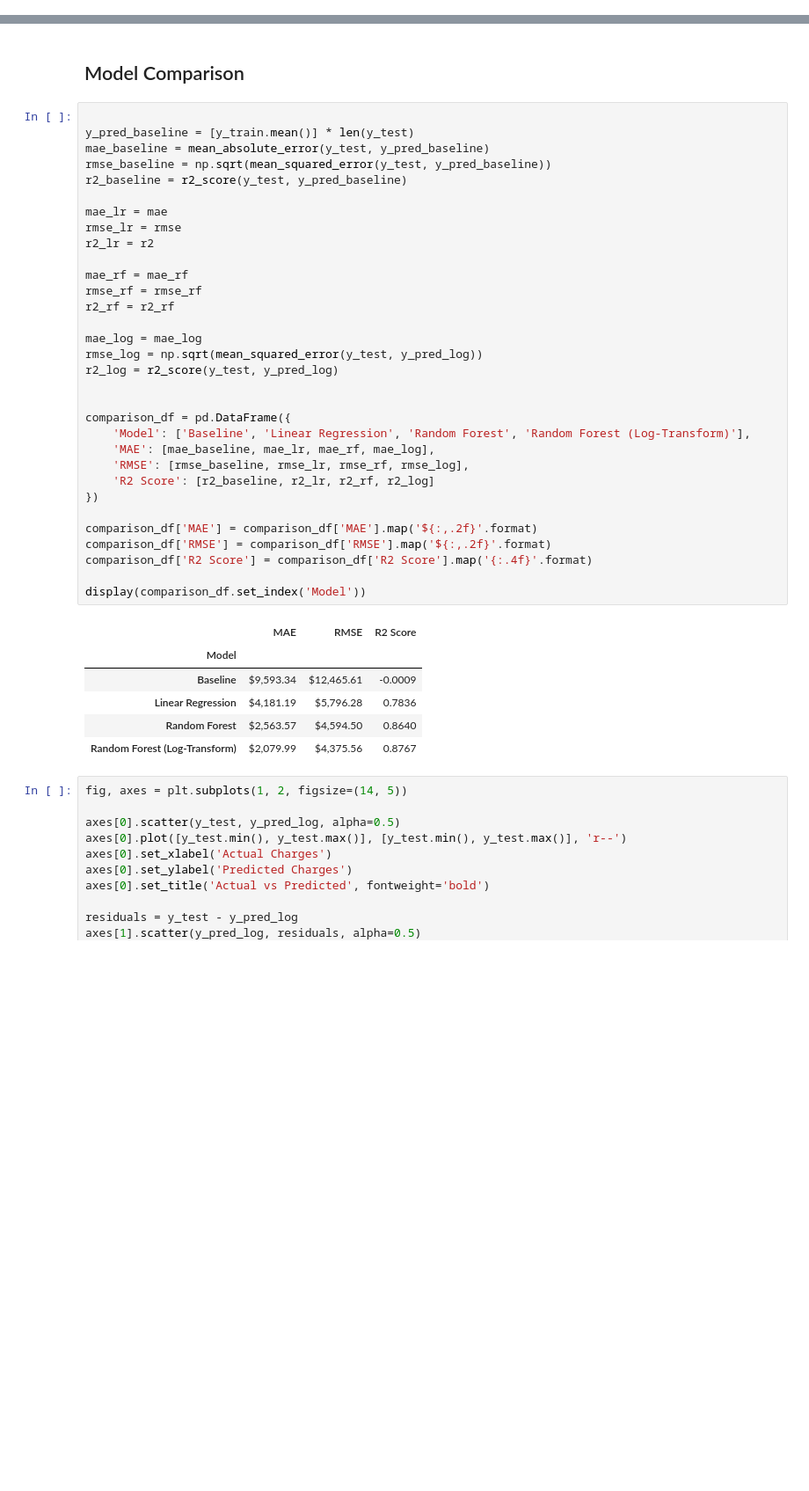
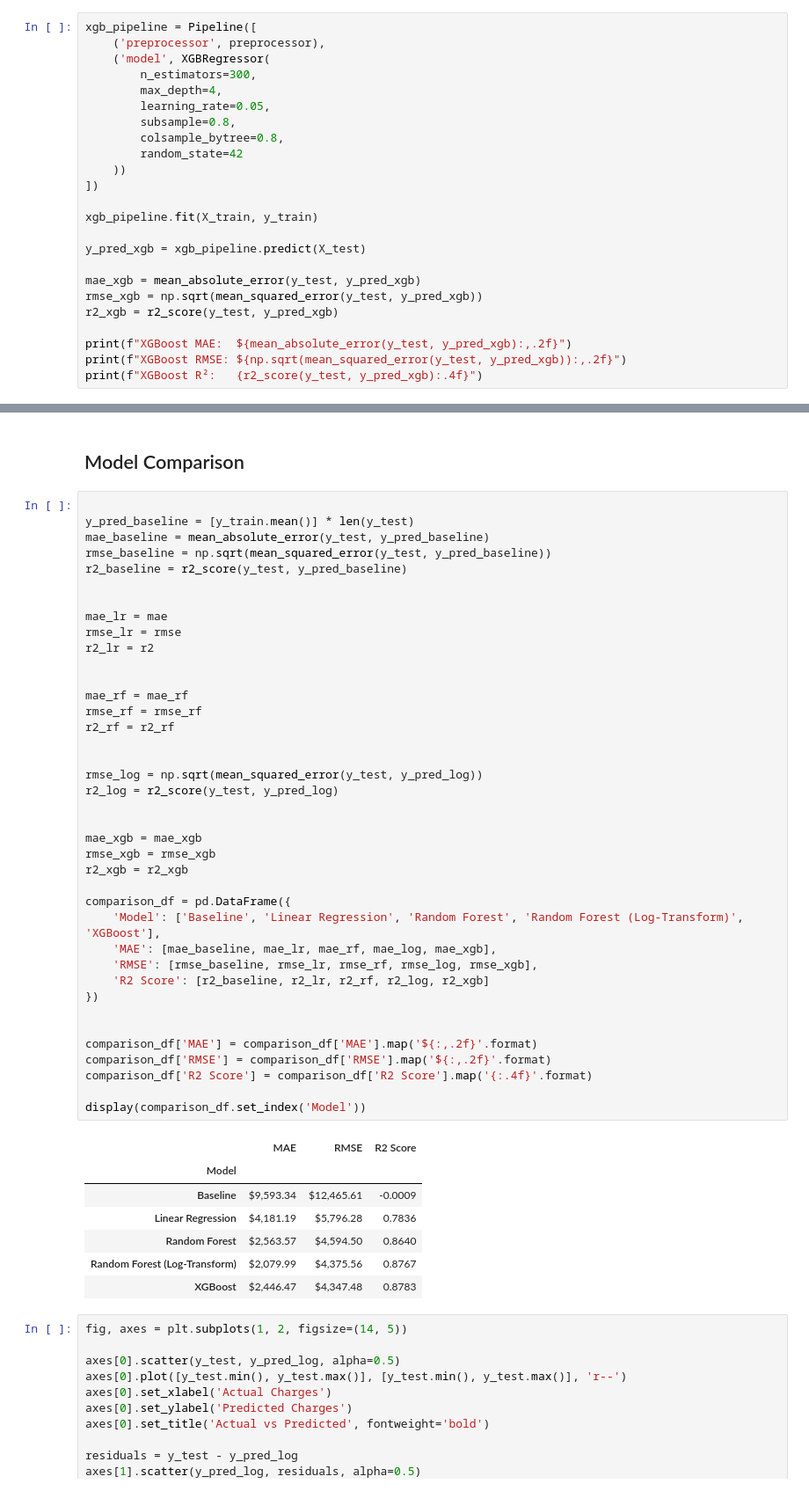
Before and after one commit to frxfcrder/Medical-Insurance-Charges-Prediction, a Jupyter notebook: Med_Insurance_Charges_Prediction.ipynb, the cells around one changed output, grey strips where cells are left out. Shown at 88% size. Cells and saved outputs as stored; diff of their text form; blank space fills up the shorter version.

Commit message:
feat: update health insurance cost prediction project

```diff
--- a/Med_Insurance_Charges_Prediction.ipynb
+++ b/Med_Insurance_Charges_Prediction.ipynb
@@ -306,0 +309,24 @@ Log-transform MAE: $2,079.99
+# %%
+xgb_pipeline = Pipeline([
+    ('preprocessor', preprocessor),
+    ('model', XGBRegressor(
+        n_estimators=300,
+        max_depth=4,
+        learning_rate=0.05,
+        subsample=0.8,
+        colsample_bytree=0.8,
+        random_state=42
+    ))
+])
+
+xgb_pipeline.fit(X_train, y_train)
+
+y_pred_xgb = xgb_pipeline.predict(X_test)
+
+mae_xgb = mean_absolute_error(y_test, y_pred_xgb)
+rmse_xgb = np.sqrt(mean_squared_error(y_test, y_pred_xgb))
+r2_xgb = r2_score(y_test, y_pred_xgb)
+
+print(f"XGBoost MAE:  ${mean_absolute_error(y_test, y_pred_xgb):,.2f}")
+print(f"XGBoost RMSE: ${np.sqrt(mean_squared_error(y_test, y_pred_xgb)):,.2f}")
+print(f"XGBoost R²:   {r2_score(y_test, y_pred_xgb):.4f}")
@@ -313,38 +343,46 @@ mae_baseline = mean_absolute_error(y_test, y_pred_baseline)
 rmse_baseline = np.sqrt(mean_squared_error(y_test, y_pred_baseline))
 r2_baseline = r2_score(y_test, y_pred_baseline)
 
+
 mae_lr = mae
 rmse_lr = rmse
 r2_lr = r2
+
 
 mae_rf = mae_rf
 rmse_rf = rmse_rf
 r2_rf = r2_rf
 
-mae_log = mae_log
+
 rmse_log = np.sqrt(mean_squared_error(y_test, y_pred_log))
 r2_log = r2_score(y_test, y_pred_log)
 
 
+mae_xgb = mae_xgb
+rmse_xgb = rmse_xgb
+r2_xgb = r2_xgb
+
 comparison_df = pd.DataFrame({
-    'Model': ['Baseline', 'Linear Regression', 'Random Forest', 'Random Forest (Log-Transform)'],
-    'MAE': [mae_baseline, mae_lr, mae_rf, mae_log],
-    'RMSE': [rmse_baseline, rmse_lr, rmse_rf, rmse_log],
-    'R2 Score': [r2_baseline, r2_lr, r2_rf, r2_log]
+    'Model': ['Baseline', 'Linear Regression', 'Random Forest', 'Random Forest (Log-Transform)', 'XGBoost'],
+    'MAE': [mae_baseline, mae_lr, mae_rf, mae_log, mae_xgb],
+    'RMSE': [rmse_baseline, rmse_lr, rmse_rf, rmse_log, rmse_xgb],
+    'R2 Score': [r2_baseline, r2_lr, r2_rf, r2_log, r2_xgb]
 })
+
 
 comparison_df['MAE'] = comparison_df['MAE'].map('${:,.2f}'.format)
 comparison_df['RMSE'] = comparison_df['RMSE'].map('${:,.2f}'.format)
 comparison_df['R2 Score'] = comparison_df['R2 Score'].map('{:.4f}'.format)
 
 display(comparison_df.set_index('Model'))
 # %% [output]
 |  | MAE | RMSE | R2 Score |
 | Model |  |  |  |
 | Baseline | $9,593.34 | $12,465.61 | -0.0009 |
 | Linear Regression | $4,181.19 | $5,796.28 | 0.7836 |
 | Random Forest | $2,563.57 | $4,594.50 | 0.8640 |
 | Random Forest (Log-Transform) | $2,079.99 | $4,375.56 | 0.8767 |
+| XGBoost | $2,446.47 | $4,347.48 | 0.8783 |
 # %%
 fig, axes = plt.subplots(1, 2, figsize=(14, 5))
 
```
Also changed, not shown: parts of 6 cells of this notebook, 1 other file.
